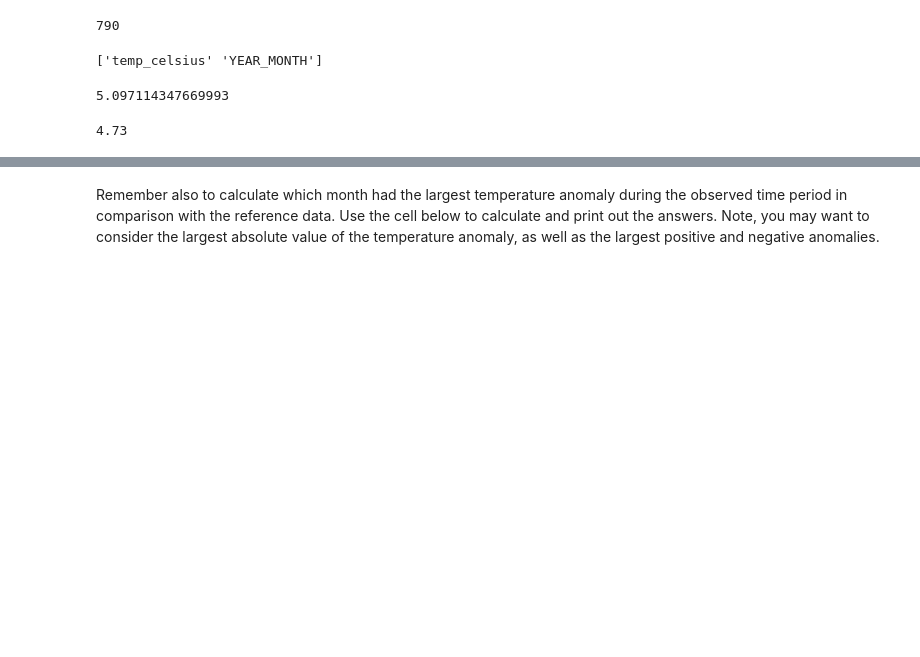
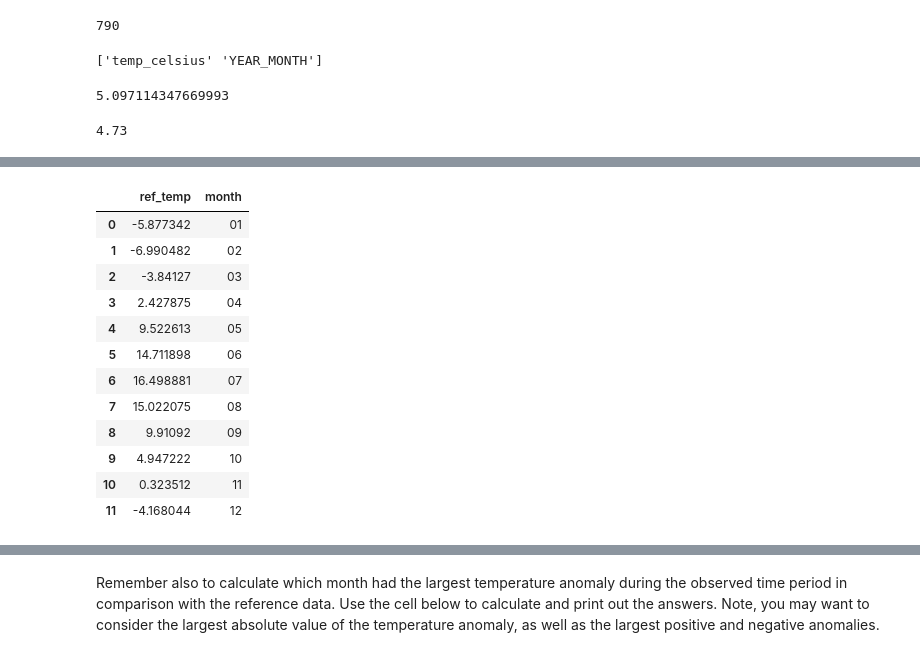
Before and after one commit to Geo-Python-2022/exercise-6-ellivikstedt, a Jupyter notebook: Exercise-6-problems-1-3.ipynb, the cells around one changed output, grey strips where cells are left out. Cells and saved outputs as stored; diff of their text form; code cells hidden in the pictures; blank space fills up the shorter version.

```diff
--- a/Exercise-6-problems-1-3.ipynb
+++ b/Exercise-6-problems-1-3.ipynb
@@ -272,3 +285,54 @@ raise NotImplementedError()
+# %%
+# Part 1
+
+# New column is created to store month values
+data["MONTH"] = data["DATE_STR"].str.slice(start=4, stop=6)
+
+data["YEAR"] = data["DATE_STR"].str.slice(start=0, stop=4).astype(int)
+
+# Data from years 1952-1980 are selected to a new dataframe
+data_52_80 = data[data["YEAR"] < 1981]
+
+# Another new dataframe is created for the reference temperatures
+ref_temps = pd.DataFrame()
+
+# Grouping for the original data is done based on the month column
+grouped_month = data_52_80.groupby(["MONTH"])
+
+# Selected column is saved to a variable
+mean_cols = ["temp_celsius"]
+
+# A loop is cretaed to iterate over all the groups (months)
+for key, group in grouped_month:
+    mean_values = group[mean_cols].mean()
+    mean_values["MONTH"] = key
+    row = mean_values.to_frame().transpose()
+    ref_temps = pd.concat([ref_temps, row], ignore_index=True)
+
+# A dictionary is created to define new names for the columns
+new_names = {
+    "temp_celsius": "ref_temp",
+    "MONTH": "month",
+}
+
+# Column names are changed to right ones
+ref_temps = ref_temps.rename(columns=new_names)
+# %%
+ref_temps
+# %% [output]
+|  | ref_temp | month |
+| 0 | -5.877342 | 01 |
+| 1 | -6.990482 | 02 |
+| 2 | -3.84127 | 03 |
+| 3 | 2.427875 | 04 |
+| 4 | 9.522613 | 05 |
+| 5 | 14.711898 | 06 |
+| 6 | 16.498881 | 07 |
+| 7 | 15.022075 | 08 |
+| 8 | 9.91092 | 09 |
+| 9 | 4.947222 | 10 |
+| 10 | 0.323512 | 11 |
+| 11 | -4.168044 | 12 |
 # %%
 # Check the monthly data:
 monthly_data.head()
```
Also changed, not shown: parts of 10 cells of this notebook.
